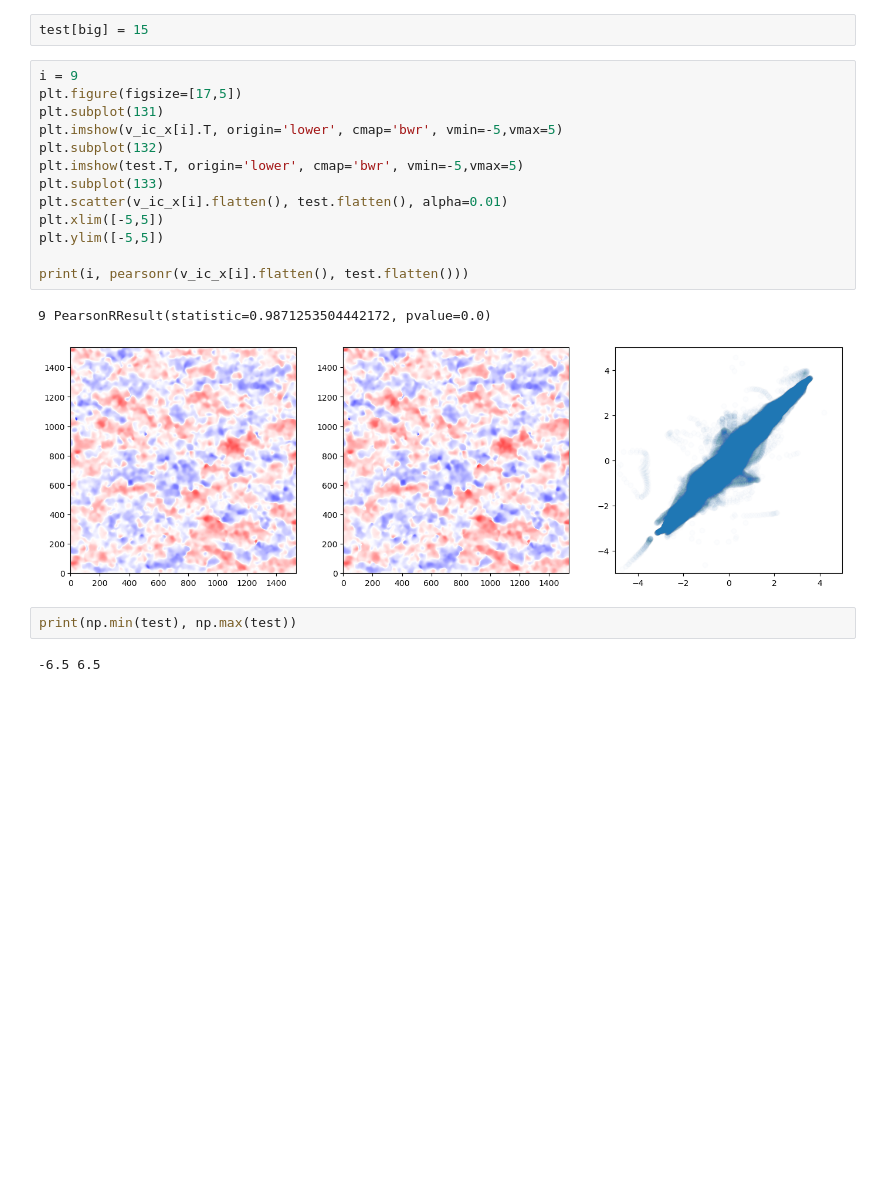
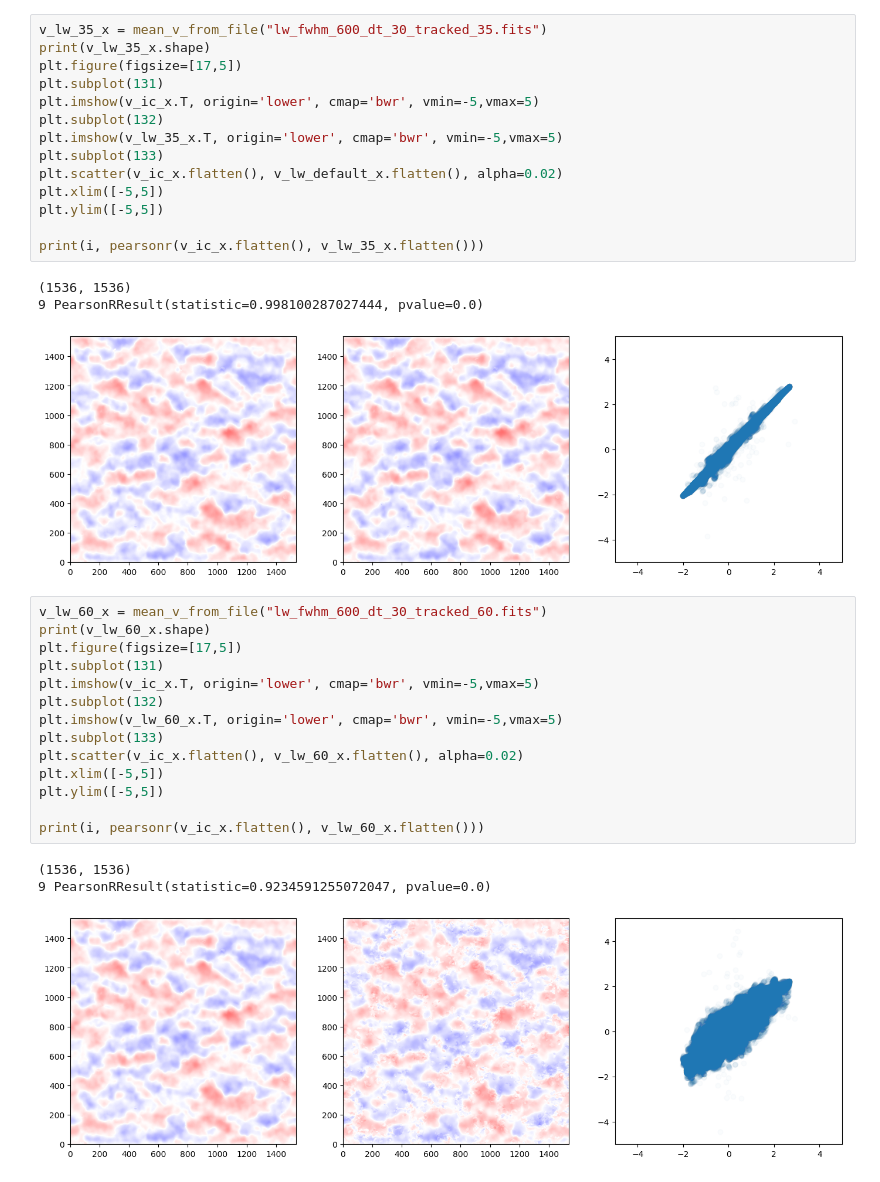
Before and after one commit to TheodoreKostic/Tracking_features, a Jupyter notebook: ISSI_Flow_tracking/compare_vels.ipynb, the cells around one changed output. Saved outputs shown, nothing was run; the diff lists cells and outputs as text; blank space fills up the shorter version.

```diff
--- a/ISSI_Flow_tracking/compare_vels.ipynb
+++ b/ISSI_Flow_tracking/compare_vels.ipynb
@@ -116,22 +79,36 @@ print (big)
-# %%
-test[big] = 15
 # %%
-i = 9
+v_lw_35_x = mean_v_from_file("lw_fwhm_600_dt_30_tracked_35.fits")
+print(v_lw_35_x.shape)
 plt.figure(figsize=[17,5])
 plt.subplot(131)
-plt.imshow(v_ic_x[i].T, origin='lower', cmap='bwr', vmin=-5,vmax=5)
+plt.imshow(v_ic_x.T, origin='lower', cmap='bwr', vmin=-5,vmax=5)
 plt.subplot(132)
-plt.imshow(test.T, origin='lower', cmap='bwr', vmin=-5,vmax=5)
+plt.imshow(v_lw_35_x.T, origin='lower', cmap='bwr', vmin=-5,vmax=5)
 plt.subplot(133)
-plt.scatter(v_ic_x[i].flatten(), test.flatten(), alpha=0.01)
+plt.scatter(v_ic_x.flatten(), v_lw_default_x.flatten(), alpha=0.02)
 plt.xlim([-5,5])
 plt.ylim([-5,5])
 
-print(i, pearsonr(v_ic_x[i].flatten(), test.flatten()))
+print(i, pearsonr(v_ic_x.flatten(), v_lw_35_x.flatten()))
 # %% [output]
-9 PearsonRResult(statistic=0.9871253504442172, pvalue=0.0)
+(1536, 1536)
+9 PearsonRResult(statistic=0.998100287027444, pvalue=0.0)
-[figure, old version]
+[figure, new version]
-# %%
-print(np.min(test), np.max(test))
-# %% [output]
--6.5 6.5
+# %%
+v_lw_60_x = mean_v_from_file("lw_fwhm_600_dt_30_tracked_60.fits")
+print(v_lw_60_x.shape)
+plt.figure(figsize=[17,5])
+plt.subplot(131)
+plt.imshow(v_ic_x.T, origin='lower', cmap='bwr', vmin=-5,vmax=5)
+plt.subplot(132)
+plt.imshow(v_lw_60_x.T, origin='lower', cmap='bwr', vmin=-5,vmax=5)
+plt.subplot(133)
+plt.scatter(v_ic_x.flatten(), v_lw_60_x.flatten(), alpha=0.02)
+plt.xlim([-5,5])
+plt.ylim([-5,5])
+
+print(i, pearsonr(v_ic_x.flatten(), v_lw_60_x.flatten()))
+# %% [output]
+(1536, 1536)
+9 PearsonRResult(statistic=0.9234591255072047, pvalue=0.0)
+[figure, added]
```
Also changed, not shown: parts of 19 cells of this notebook, 2 other files.
